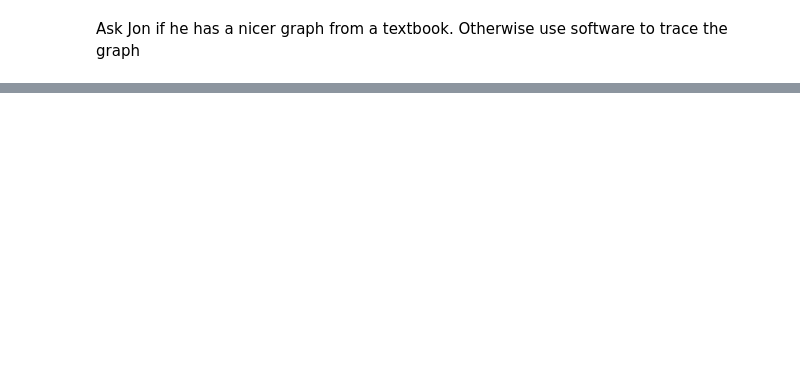
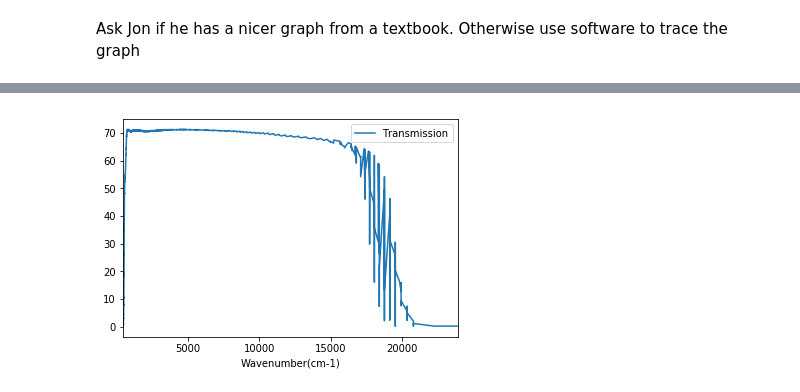
Before and after one commit to micolbedarida/MSci_Project, a Jupyter notebook: data_analysis_polypropylene.ipynb, the cells around one changed output, grey strips where cells are left out. Drawn from its saved outputs; the diff is of its cells as text; code cells hidden in the pictures; blank space fills up the shorter version.

```diff
--- a/data_analysis_polypropylene.ipynb
+++ b/data_analysis_polypropylene.ipynb
@@ -558,3 +558,13 @@ plt.xlabel('Time')
 plt.show()
 # %%
 # the polypropylene measurements were started after temperature had stabilised pretty well so dR/dt is approx. constant and it doesn't make sense to do an analysis of standard deviation
+# %%
+ZnSe_transmission = pd.read_csv('ZnSe_Transmission_data.csv')
+z = [ 1/row.Wavelength*10000  for index, row in ZnSe_transmission.iterrows()]
+ZnSe_transmission['Wavenumber(cm-1)'] = z
+ZnSe_transmission = ZnSe_transmission.sort_values('Wavenumber(cm-1)')
+# %%
+ZnSe_transmission.plot(x='Wavenumber(cm-1)', y='Transmission')
+plt.show()
+# %% [output]
+[figure, added]
```
Also changed, not shown: parts of 3 cells of this notebook, 3 other files.
